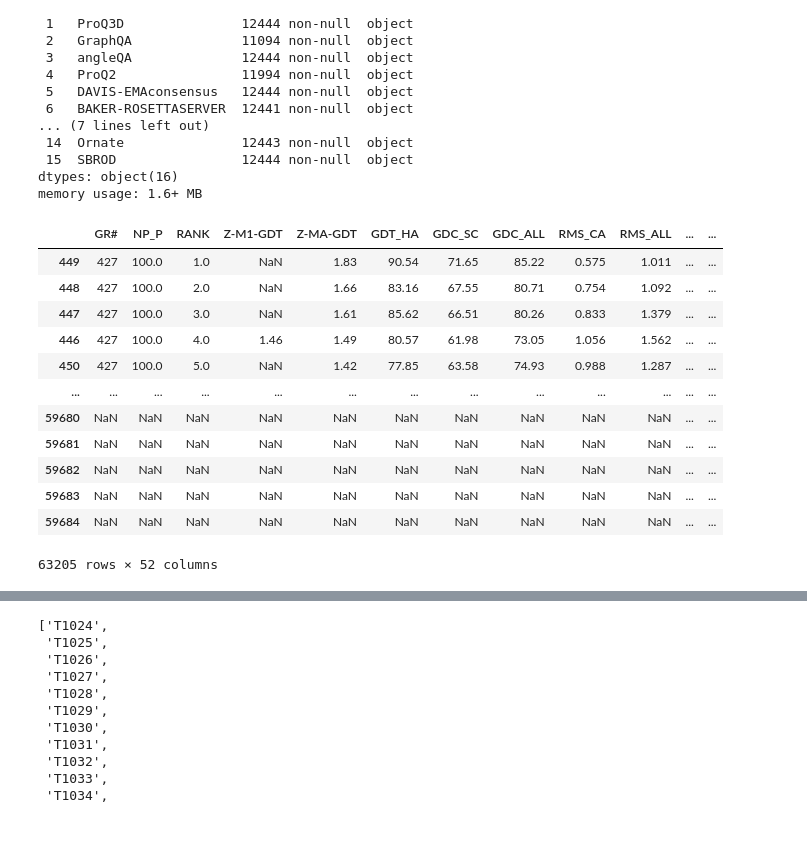
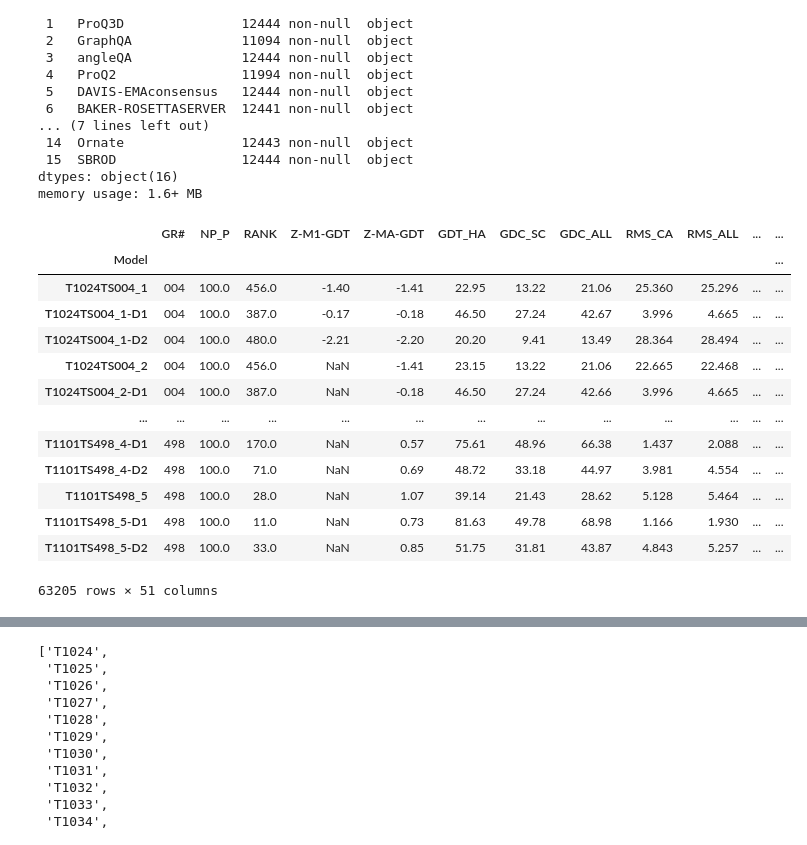
Before and after one commit to yutake27/casp, a Jupyter notebook: casp14/download/src/get_mqa_score.ipynb, the cells around one changed output, grey strips where cells are left out. Saved outputs shown, nothing was run; the diff lists cells and outputs as text; code cells hidden in the pictures.

Commit message:
fix index

```diff
--- a/casp14/download/src/get_mqa_score.ipynb
+++ b/casp14/download/src/get_mqa_score.ipynb
@@ -67,22 +67,23 @@ dtypes: object(16)
 memory usage: 1.6+ MB
 # %%
 table_df = pd.read_csv('../data/casp14_res_table.csv', index_col=0).drop(['GDT_TS'], axis=1)
-sda_df = pd.read_csv('../data/casp14_res_sda.csv', index_col=0)
-result_df = pd.merge(table_df, sda_df, left_index=True, right_on='Model', how='outer')
-result_df['Target'] = [model.split('TS')[0] for model in result_df['Model']]
+sda_df = pd.read_csv('../data/casp14_res_sda.csv', index_col=0).set_index('Model', drop=True)
+result_df = pd.merge(table_df, sda_df, left_index=True, right_index=True, how='outer')
+result_df['Target'] = [model.split('TS')[0] for model in result_df.index]
 result_df
 # %% [output]
 |  | GR# | NP_P | RANK | Z-M1-GDT | Z-MA-GDT | GDT_HA | GDC_SC | GDC_ALL | RMS_CA | RMS_ALL | ... | ... |
-| 449 | 427 | 100.0 | 1.0 | NaN | 1.83 | 90.54 | 71.65 | 85.22 | 0.575 | 1.011 | ... | ... |
-| 448 | 427 | 100.0 | 2.0 | NaN | 1.66 | 83.16 | 67.55 | 80.71 | 0.754 | 1.092 | ... | ... |
-| 447 | 427 | 100.0 | 3.0 | NaN | 1.61 | 85.62 | 66.51 | 80.26 | 0.833 | 1.379 | ... | ... |
-| 446 | 427 | 100.0 | 4.0 | 1.46 | 1.49 | 80.57 | 61.98 | 73.05 | 1.056 | 1.562 | ... | ... |
-| 450 | 427 | 100.0 | 5.0 | NaN | 1.42 | 77.85 | 63.58 | 74.93 | 0.988 | 1.287 | ... | ... |
+| Model |  |  |  |  |  |  |  |  |  |  |  | ... |
+| T1024TS004_1 | 004 | 100.0 | 456.0 | -1.40 | -1.41 | 22.95 | 13.22 | 21.06 | 25.360 | 25.296 | ... | ... |
+| T1024TS004_1-D1 | 004 | 100.0 | 387.0 | -0.17 | -0.18 | 46.50 | 27.24 | 42.67 | 3.996 | 4.665 | ... | ... |
+| T1024TS004_1-D2 | 004 | 100.0 | 480.0 | -2.21 | -2.20 | 20.20 | 9.41 | 13.49 | 28.364 | 28.494 | ... | ... |
+| T1024TS004_2 | 004 | 100.0 | 456.0 | NaN | -1.41 | 23.15 | 13.22 | 21.06 | 22.665 | 22.468 | ... | ... |
+| T1024TS004_2-D1 | 004 | 100.0 | 387.0 | NaN | -0.18 | 46.50 | 27.24 | 42.66 | 3.996 | 4.665 | ... | ... |
 | ... | ... | ... | ... | ... | ... | ... | ... | ... | ... | ... | ... | ... |
-| 59680 | NaN | NaN | NaN | NaN | NaN | NaN | NaN | NaN | NaN | NaN | ... | ... |
-| 59681 | NaN | NaN | NaN | NaN | NaN | NaN | NaN | NaN | NaN | NaN | ... | ... |
-| 59682 | NaN | NaN | NaN | NaN | NaN | NaN | NaN | NaN | NaN | NaN | ... | ... |
-| 59683 | NaN | NaN | NaN | NaN | NaN | NaN | NaN | NaN | NaN | NaN | ... | ... |
-| 59684 | NaN | NaN | NaN | NaN | NaN | NaN | NaN | NaN | NaN | NaN | ... | ... |
+| T1101TS498_4-D1 | 498 | 100.0 | 170.0 | NaN | 0.57 | 75.61 | 48.96 | 66.38 | 1.437 | 2.088 | ... | ... |
+| T1101TS498_4-D2 | 498 | 100.0 | 71.0 | NaN | 0.69 | 48.72 | 33.18 | 44.97 | 3.981 | 4.554 | ... | ... |
+| T1101TS498_5 | 498 | 100.0 | 28.0 | NaN | 1.07 | 39.14 | 21.43 | 28.62 | 5.128 | 5.464 | ... | ... |
+| T1101TS498_5-D1 | 498 | 100.0 | 11.0 | NaN | 0.73 | 81.63 | 49.78 | 68.98 | 1.166 | 1.930 | ... | ... |
+| T1101TS498_5-D2 | 498 | 100.0 | 33.0 | NaN | 0.85 | 51.75 | 31.81 | 43.87 | 4.843 | 5.257 | ... | ... |
-63205 rows × 52 columns
+63205 rows × 51 columns
 # %%
```
Also changed, not shown: parts of 4 cells of this notebook, 2 other files.
